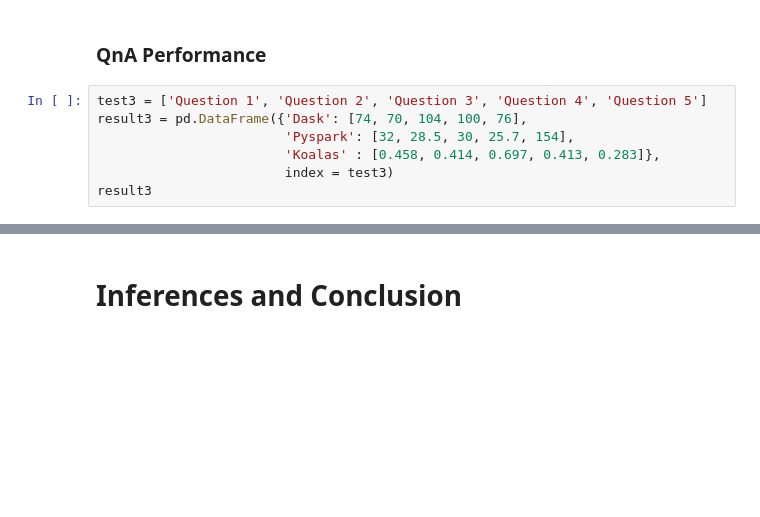
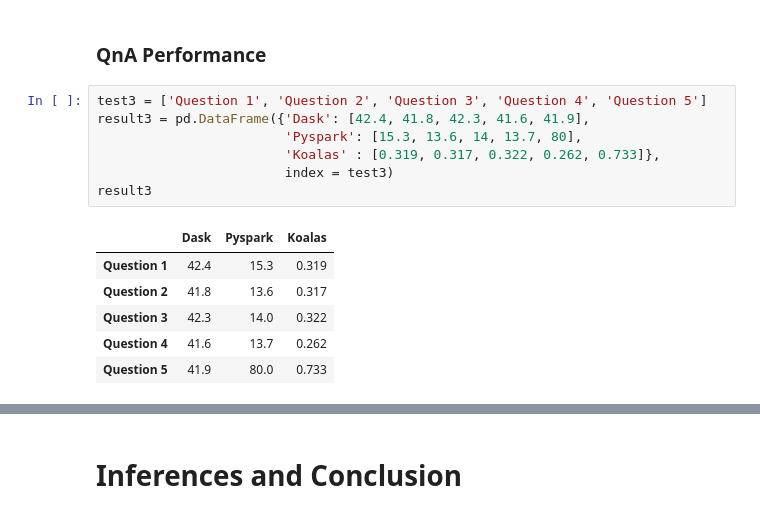
Before and after one commit to drshahizan/Python-big-data, a Jupyter notebook: Project/SIX/Final_project_hpdp.ipynb, the cells around one changed output, grey strips where cells are left out. Saved outputs shown, nothing was run; the diff lists cells and outputs as text; blank space fills up the shorter version.

```diff
--- a/Project/SIX/Final_project_hpdp.ipynb
+++ b/Project/SIX/Final_project_hpdp.ipynb
@@ -1206,11 +1204,18 @@ ValueError: ignored
 ### QnA Performance
 # %%
 test3 = ['Question 1', 'Question 2', 'Question 3', 'Question 4', 'Question 5']
-result3 = pd.DataFrame({'Dask': [74, 70, 104, 100, 76],
-                        'Pyspark': [32, 28.5, 30, 25.7, 154],
-                        'Koalas' : [0.458, 0.414, 0.697, 0.413, 0.283]},
+result3 = pd.DataFrame({'Dask': [42.4, 41.8, 42.3, 41.6, 41.9],
+                        'Pyspark': [15.3, 13.6, 14, 13.7, 80],
+                        'Koalas' : [0.319, 0.317, 0.322, 0.262, 0.733]},
                         index = test3)
 result3
+# %% [output]
+|  | Dask | Pyspark | Koalas |
+| Question 1 | 42.4 | 15.3 | 0.319 |
+| Question 2 | 41.8 | 13.6 | 0.317 |
+| Question 3 | 42.3 | 14.0 | 0.322 |
+| Question 4 | 41.6 | 13.7 | 0.262 |
+| Question 5 | 41.9 | 80.0 | 0.733 |
 # %%
 for test in result3.index:
   result3.loc[test].plot(kind='bar', title=test)
```
Also changed, not shown: parts of 12 cells of this notebook.
